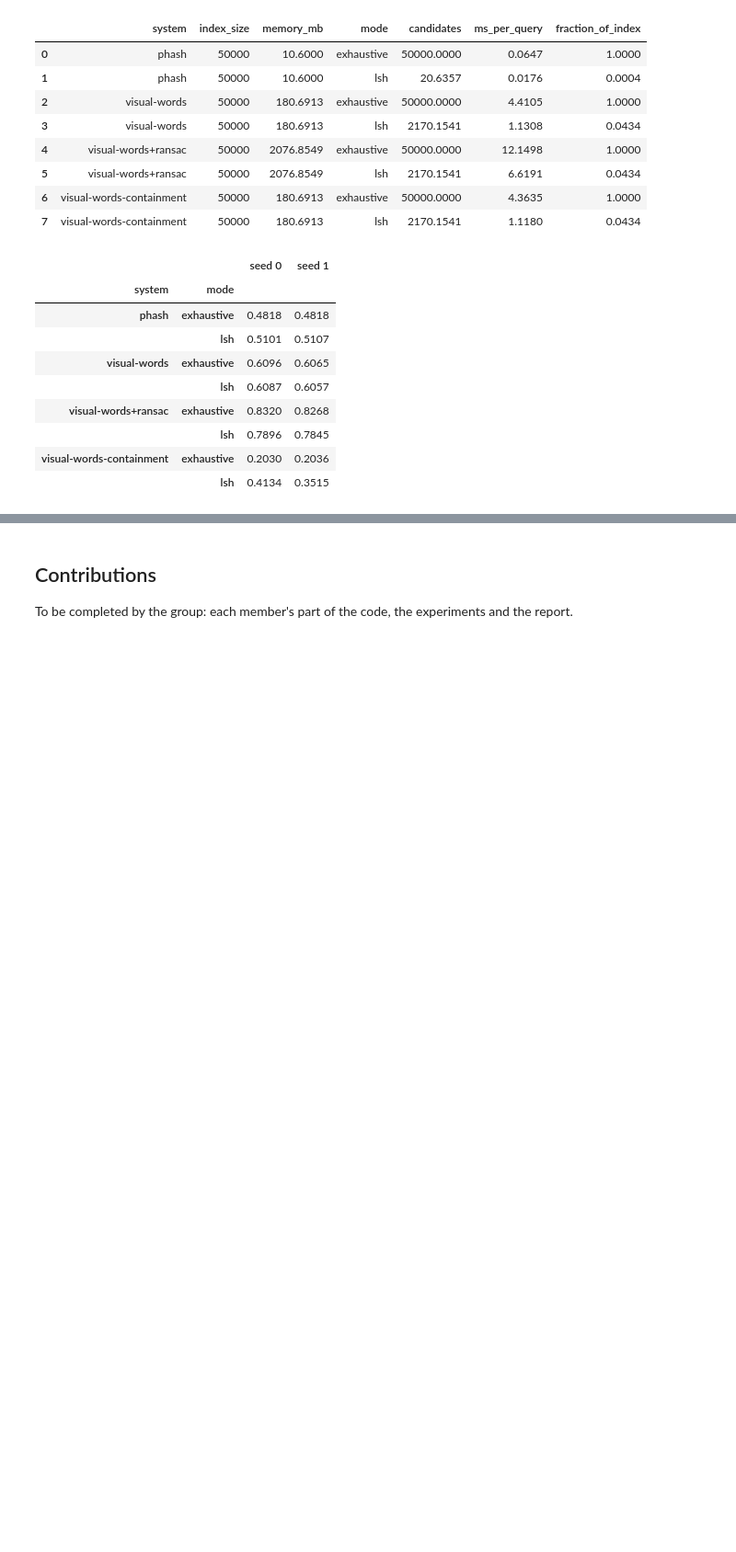
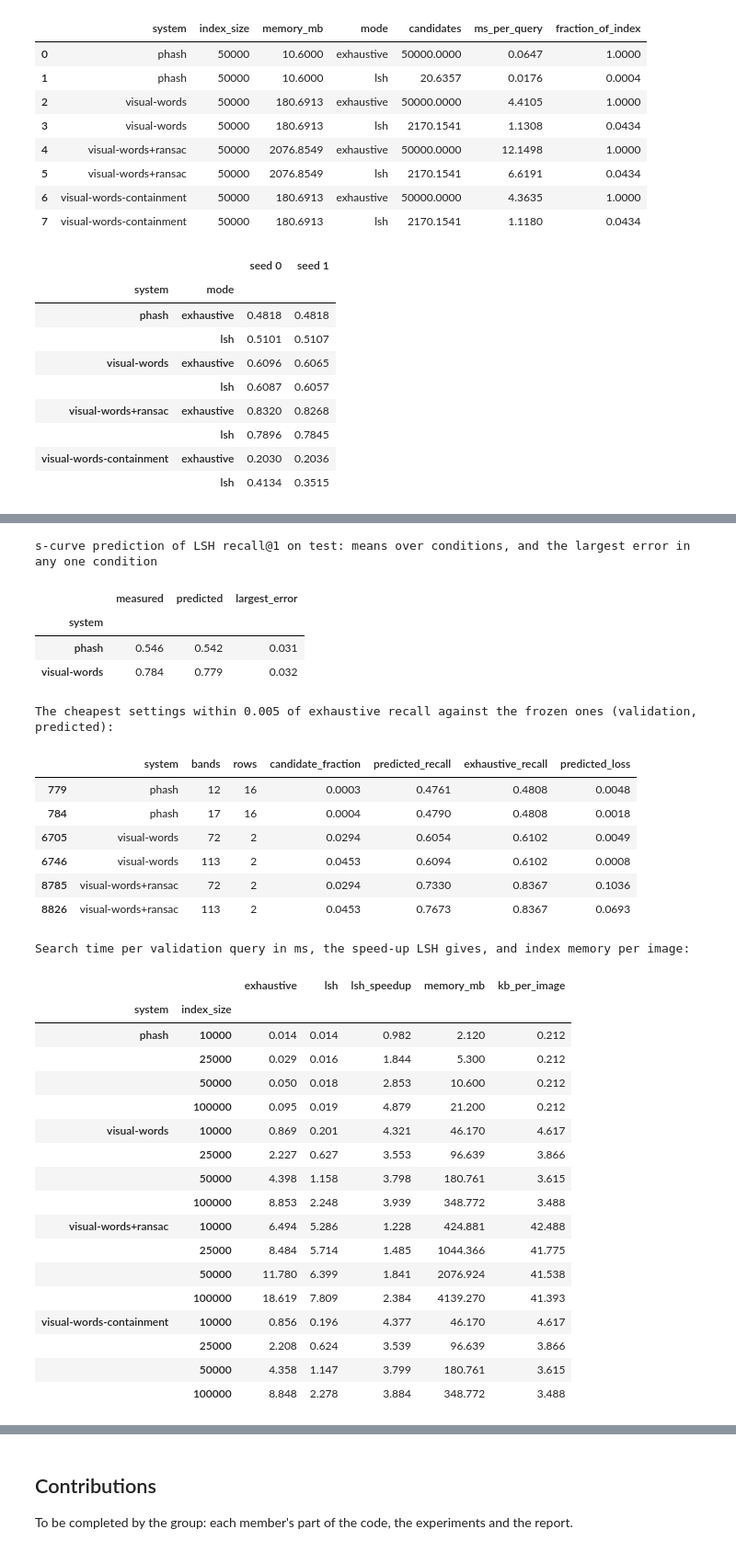
Before and after one commit to claralb2002/Detecting-Duplicate-and-Manipulated-Images, a Jupyter notebook: notebook.ipynb, the cells around one changed output, grey strips where cells are left out. Shown at 92% size. Drawn from its saved outputs; the diff is of its cells as text; code cells hidden in the pictures; blank space fills up the shorter version.

```diff
--- a/notebook.ipynb
+++ b/notebook.ipynb
@@ -1869,0 +1954,51 @@ Search cost per query and index memory:
+# %%
+loss = lsh_loss(test.results).assign(error=lambda d: (d.lsh_recall - d.predicted_lsh_recall).abs())
+print("s-curve prediction of LSH recall@1 on test: means over conditions, and the largest error in any one condition")
+display(loss.groupby("system").agg(measured=("lsh_recall", "mean"), predicted=("predicted_lsh_recall", "mean"), largest_error=("error", "max")).round(3))
+
+cheapest_and_frozen = ((grid.system == "phash") & (grid.rows == 16) & grid.bands.isin([12, SETTINGS["bit_bands"]])) | (
+    grid.system.isin(["visual-words", "visual-words+ransac"]) & (grid.rows == 2) & grid.bands.isin([72, SETTINGS["minhash_bands"]])
+    & (grid.num_perm == SETTINGS["num_perm"]) & (grid.vocabulary == SETTINGS["vocabulary"]) & (grid.top_k.isna() | (grid.top_k == SETTINGS["top_k"])))
+print("The cheapest settings within 0.005 of exhaustive recall against the frozen ones (validation, predicted):")
+display(grid[cheapest_and_frozen].assign(predicted_loss=lambda d: d.exhaustive_recall - d.predicted_recall)
+        [["system", "bands", "rows", "candidate_fraction", "predicted_recall", "exhaustive_recall", "predicted_loss"]].round(4))
+
+costs = pd.concat([p.costs for p in points]).assign(kb_per_image=lambda d: d.memory_mb * 1000 / d.index_size)
+speed = costs.pivot_table(index=["system", "index_size"], columns="mode", values="ms_per_query")
+speed["lsh_speedup"] = speed.exhaustive / speed.lsh
+speed = speed.join(costs.groupby(["system", "index_size"])[["memory_mb", "kb_per_image"]].first())
+print("Search time per validation query in ms, the speed-up LSH gives, and index memory per image:")
+display(speed.round(3))
+# %% [output]
+s-curve prediction of LSH recall@1 on test: means over conditions, and the largest error in any one condition
+|  | measured | predicted | largest_error |
+| system |  |  |  |
+| phash | 0.546 | 0.542 | 0.031 |
+| visual-words | 0.784 | 0.779 | 0.032 |
+The cheapest settings within 0.005 of exhaustive recall against the frozen ones (validation, predicted):
+|  | system | bands | rows | candidate_fraction | predicted_recall | exhaustive_recall | predicted_loss |
+| 779 | phash | 12 | 16 | 0.0003 | 0.4761 | 0.4808 | 0.0048 |
+| 784 | phash | 17 | 16 | 0.0004 | 0.4790 | 0.4808 | 0.0018 |
+| 6705 | visual-words | 72 | 2 | 0.0294 | 0.6054 | 0.6102 | 0.0049 |
+| 6746 | visual-words | 113 | 2 | 0.0453 | 0.6094 | 0.6102 | 0.0008 |
+| 8785 | visual-words+ransac | 72 | 2 | 0.0294 | 0.7330 | 0.8367 | 0.1036 |
+| 8826 | visual-words+ransac | 113 | 2 | 0.0453 | 0.7673 | 0.8367 | 0.0693 |
+Search time per validation query in ms, the speed-up LSH gives, and index memory per image:
+|  |  | exhaustive | lsh | lsh_speedup | memory_mb | kb_per_image |
+| system | index_size |  |  |  |  |  |
+| phash | 10000 | 0.014 | 0.014 | 0.982 | 2.120 | 0.212 |
+|  | 25000 | 0.029 | 0.016 | 1.844 | 5.300 | 0.212 |
+|  | 50000 | 0.050 | 0.018 | 2.853 | 10.600 | 0.212 |
+|  | 100000 | 0.095 | 0.019 | 4.879 | 21.200 | 0.212 |
+| visual-words | 10000 | 0.869 | 0.201 | 4.321 | 46.170 | 4.617 |
+|  | 25000 | 2.227 | 0.627 | 3.553 | 96.639 | 3.866 |
+|  | 50000 | 4.398 | 1.158 | 3.798 | 180.761 | 3.615 |
+|  | 100000 | 8.853 | 2.248 | 3.939 | 348.772 | 3.488 |
+| visual-words+ransac | 10000 | 6.494 | 5.286 | 1.228 | 424.881 | 42.488 |
+|  | 25000 | 8.484 | 5.714 | 1.485 | 1044.366 | 41.775 |
+|  | 50000 | 11.780 | 6.399 | 1.841 | 2076.924 | 41.538 |
+|  | 100000 | 18.619 | 7.809 | 2.384 | 4139.270 | 41.393 |
+| visual-words-containment | 10000 | 0.856 | 0.196 | 4.377 | 46.170 | 4.617 |
+|  | 25000 | 2.208 | 0.624 | 3.539 | 96.639 | 3.866 |
+|  | 50000 | 4.358 | 1.147 | 3.799 | 180.761 | 3.615 |
+|  | 100000 | 8.848 | 2.278 | 3.884 | 348.772 | 3.488 |
```
Also changed, not shown: parts of 9 cells of this notebook.
